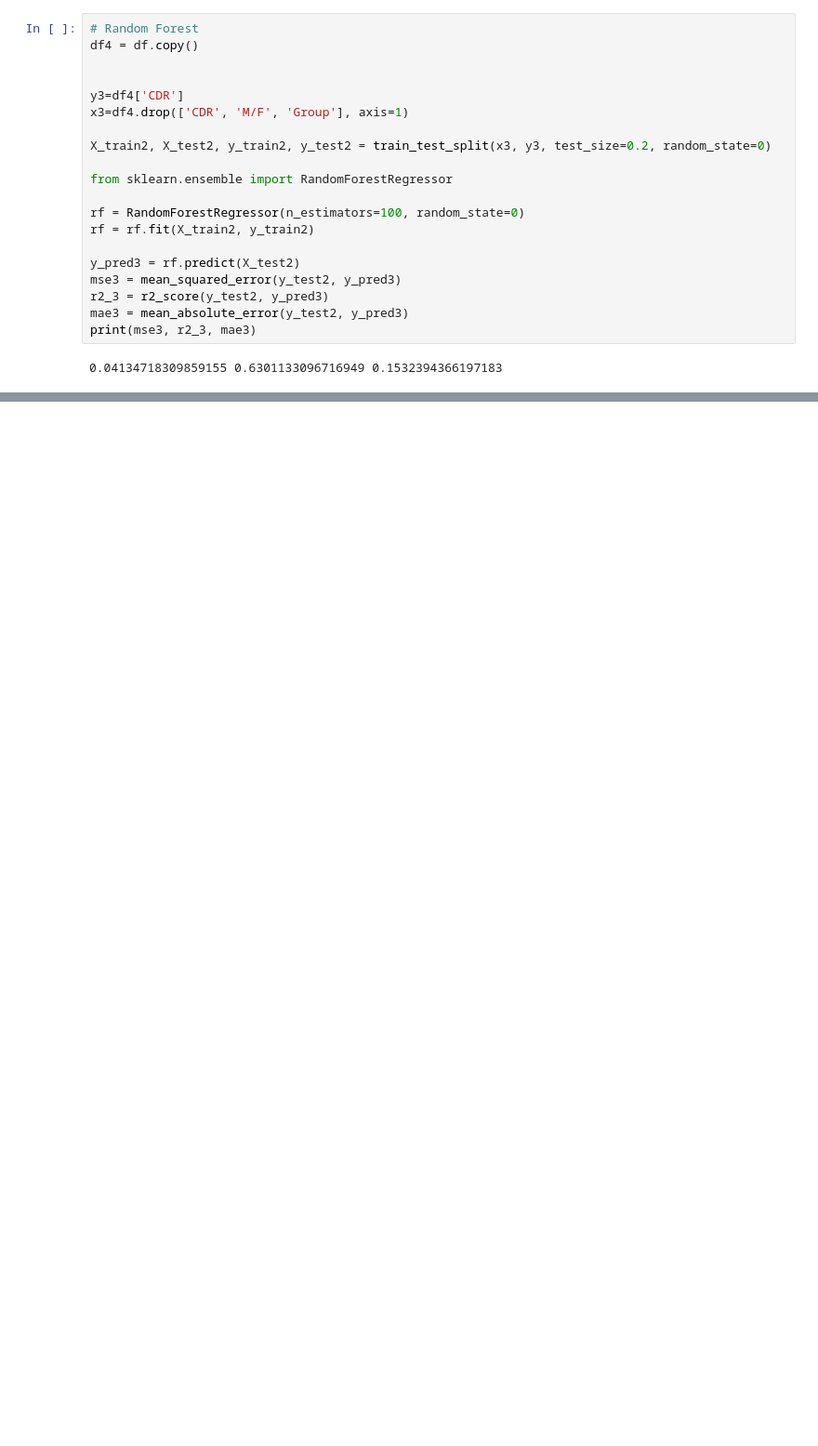
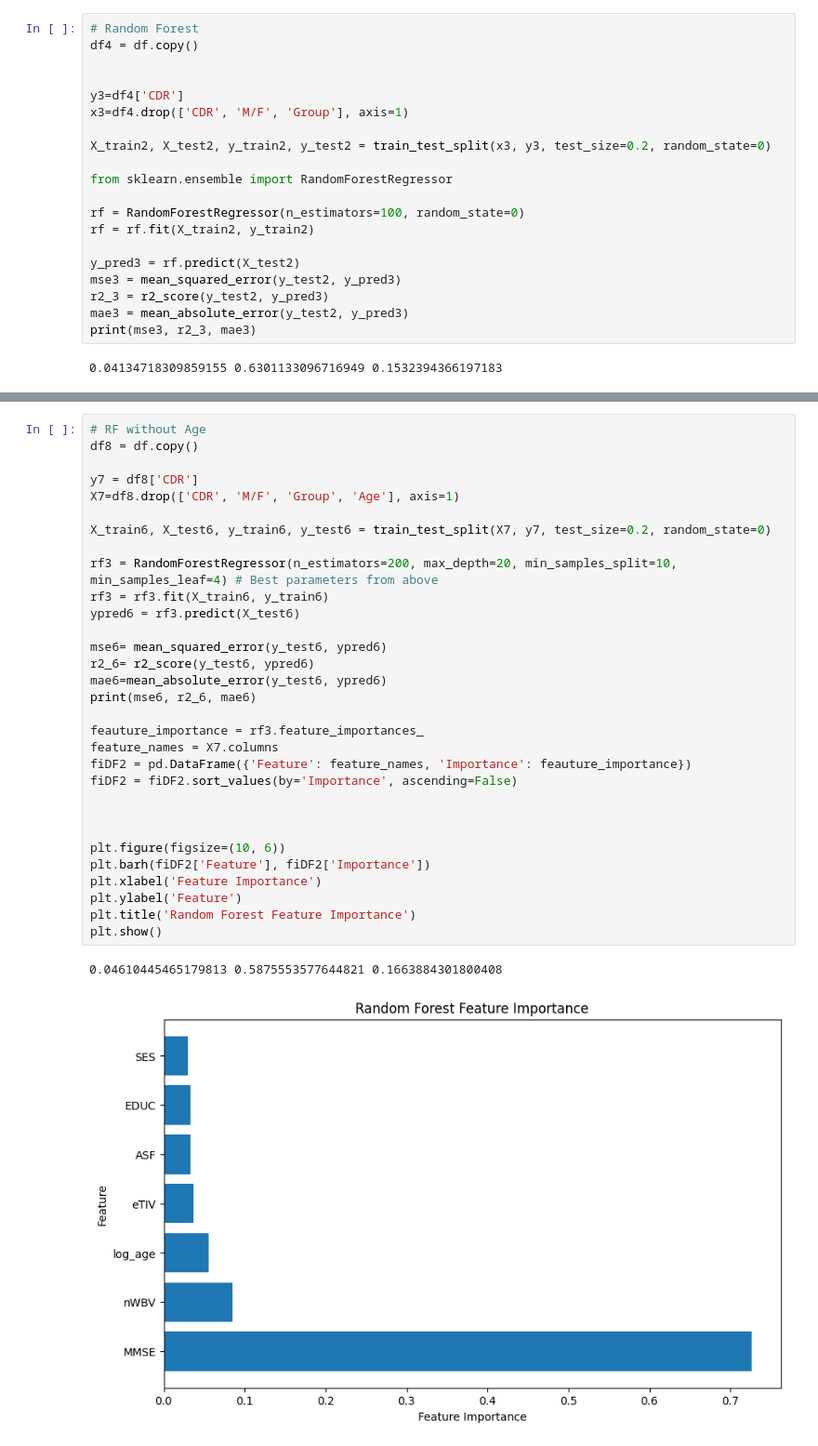
Before and after one commit to andrewresnick1/Alzheimers-STAT4188Project, a Jupyter notebook: finalproj.ipynb, the cells around one changed output, grey strips where cells are left out. Shown at 93% size. Cells and saved outputs as stored; diff of their text form; blank space fills up the shorter version.

```diff
--- a/finalproj.ipynb
+++ b/finalproj.ipynb
@@ -240,0 +335,34 @@ dtype: int64
+# %%
+# RF without Age
+df8 = df.copy()
+
+y7 = df8['CDR']
+X7=df8.drop(['CDR', 'M/F', 'Group', 'Age'], axis=1)
+
+X_train6, X_test6, y_train6, y_test6 = train_test_split(X7, y7, test_size=0.2, random_state=0)
+
+rf3 = RandomForestRegressor(n_estimators=200, max_depth=20, min_samples_split=10, min_samples_leaf=4) # Best parameters from above
+rf3 = rf3.fit(X_train6, y_train6)
+ypred6 = rf3.predict(X_test6)
+
+mse6= mean_squared_error(y_test6, ypred6)
+r2_6= r2_score(y_test6, ypred6)
+mae6=mean_absolute_error(y_test6, ypred6)
+print(mse6, r2_6, mae6)
+
+feauture_importance = rf3.feature_importances_
+feature_names = X7.columns
+fiDF2 = pd.DataFrame({'Feature': feature_names, 'Importance': feauture_importance})
+fiDF2 = fiDF2.sort_values(by='Importance', ascending=False)
+
+
+
+plt.figure(figsize=(10, 6))
+plt.barh(fiDF2['Feature'], fiDF2['Importance'])
+plt.xlabel('Feature Importance')
+plt.ylabel('Feature')
+plt.title('Random Forest Feature Importance')
+plt.show()
+# %% [output]
+0.04610445465179813 0.5875553577644821 0.1663884301800408
+[figure, added]
```
Also changed, not shown: parts of 8 cells of this notebook.
